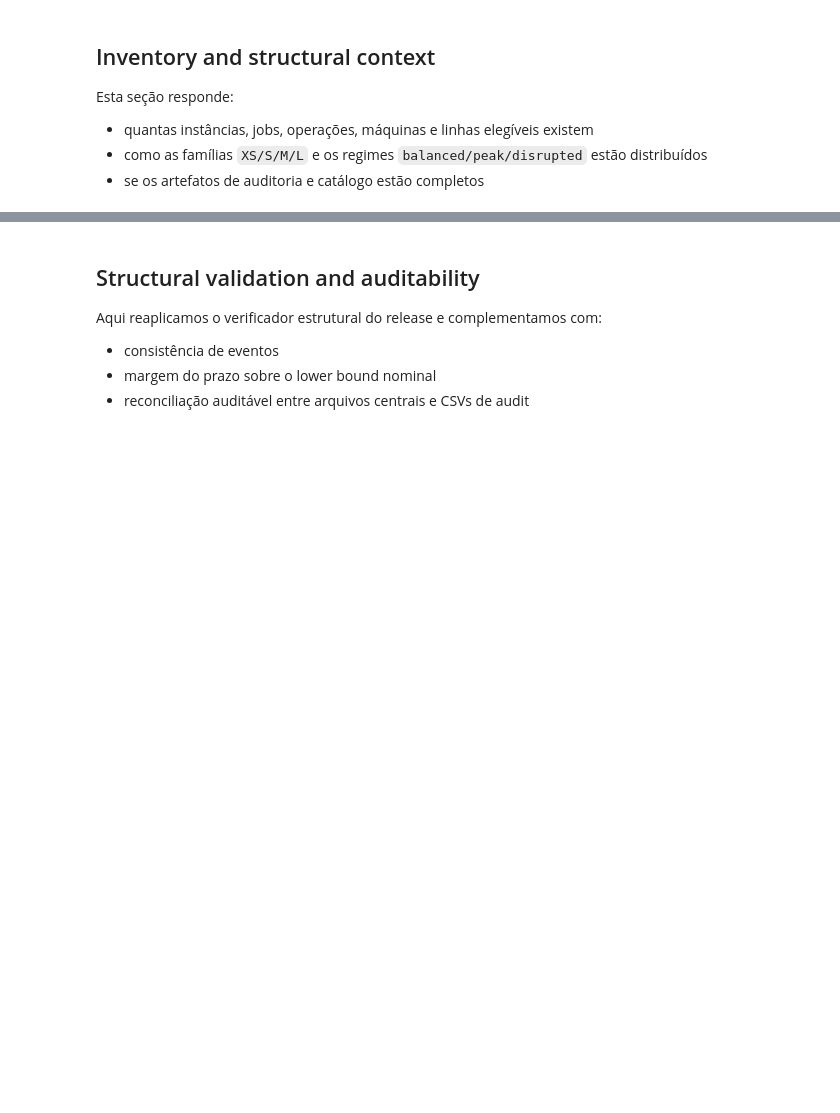
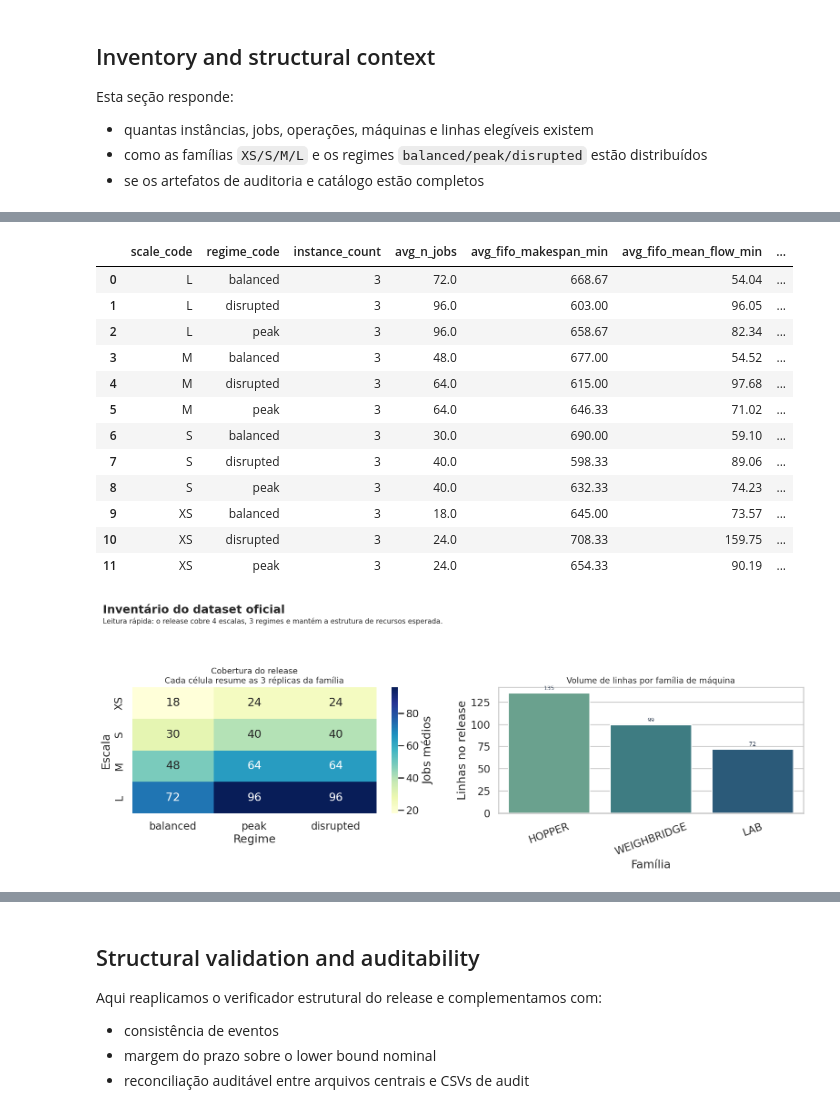
Before and after one commit to PequiFlux/agro_yard_dfjsp_benchmark_go, a Jupyter notebook: output/jupyter-notebook/instance-validation-and-exploratory-analysis.ipynb, the cells around one changed output, grey strips where cells are left out. Drawn from its saved outputs; the diff is of its cells as text; code cells hidden in the pictures; blank space fills up the shorter version.

```diff
--- a/output/jupyter-notebook/instance-validation-and-exploratory-analysis.ipynb
+++ b/output/jupyter-notebook/instance-validation-and-exploratory-analysis.ipynb
@@ -25,22 +28,38 @@ import json
 import sys
 from pathlib import Path
 
+import matplotlib
+
+NON_INTERACTIVE_CLI = __name__ == "__main__" and "ipykernel" not in sys.modules
+if NON_INTERACTIVE_CLI:
+    matplotlib.use("Agg")
 import matplotlib.pyplot as plt
 import numpy as np
 import pandas as pd
 import seaborn as sns
 from IPython.display import Markdown, display
 
+if NON_INTERACTIVE_CLI:
+    plt.show = lambda *args, **kwargs: None
+
 
 def find_repo_root(start: Path) -> Path:
     for candidate in (start, *start.parents):
-        if (candidate / "instances").exists() and (candidate / "catalog").exists() and (candidate / "tools").exists():
+        if (
+            (candidate / "instances").exists()
+            and (candidate / "catalog").exists()
+            and (candidate / "tools").exists()
+        ):
             return candidate
-    raise RuntimeError("Could not locate repository root from current working directory.")
+    raise RuntimeError(
+        "Could not locate repository root from current working directory."
+    )
 
 
 REPO_ROOT = find_repo_root(Path.cwd().resolve())
-ARTIFACT_DIR = REPO_ROOT / "output" / "jupyter-notebook" / "instance_validation_analysis_artifacts"
+ARTIFACT_DIR = (
+    REPO_ROOT / "output" / "jupyter-notebook" / "instance_validation_analysis_artifacts"
+)
 ARTIFACT_DIR.mkdir(parents=True, exist_ok=True)
 
 TOOLS_DIR = REPO_ROOT / "tools"
@@ -231,0 +210,7 @@ plt.show()
+# %%
+display(catalog.sort_values(["scale_code", "regime_code", "replicate"]).head(12))
+display(family_summary.sort_values(["scale_code", "regime_code"]))
+
+fig = repl.plot_inventory_overview(ctx=NOTEBOOK_CTX, save=True)
+plt.show()
+# %% [output]
@@ -231,0 +230,14 @@ plt.show()
+|  | scale_code | regime_code | instance_count | avg_n_jobs | avg_fifo_makespan_min | avg_fifo_mean_flow_min | ... |
+| 0 | L | balanced | 3 | 72.0 | 668.67 | 54.04 | ... |
+| 1 | L | disrupted | 3 | 96.0 | 603.00 | 96.05 | ... |
+| 2 | L | peak | 3 | 96.0 | 658.67 | 82.34 | ... |
+| 3 | M | balanced | 3 | 48.0 | 677.00 | 54.52 | ... |
+| 4 | M | disrupted | 3 | 64.0 | 615.00 | 97.68 | ... |
+| 5 | M | peak | 3 | 64.0 | 646.33 | 71.02 | ... |
+| 6 | S | balanced | 3 | 30.0 | 690.00 | 59.10 | ... |
+| 7 | S | disrupted | 3 | 40.0 | 598.33 | 89.06 | ... |
+| 8 | S | peak | 3 | 40.0 | 632.33 | 74.23 | ... |
+| 9 | XS | balanced | 3 | 18.0 | 645.00 | 73.57 | ... |
+| 10 | XS | disrupted | 3 | 24.0 | 708.33 | 159.75 | ... |
+| 11 | XS | peak | 3 | 24.0 | 654.33 | 90.19 | ... |
+[figure, added]
```
Also changed, not shown: parts of 21 cells of this notebook, 8 other files.
